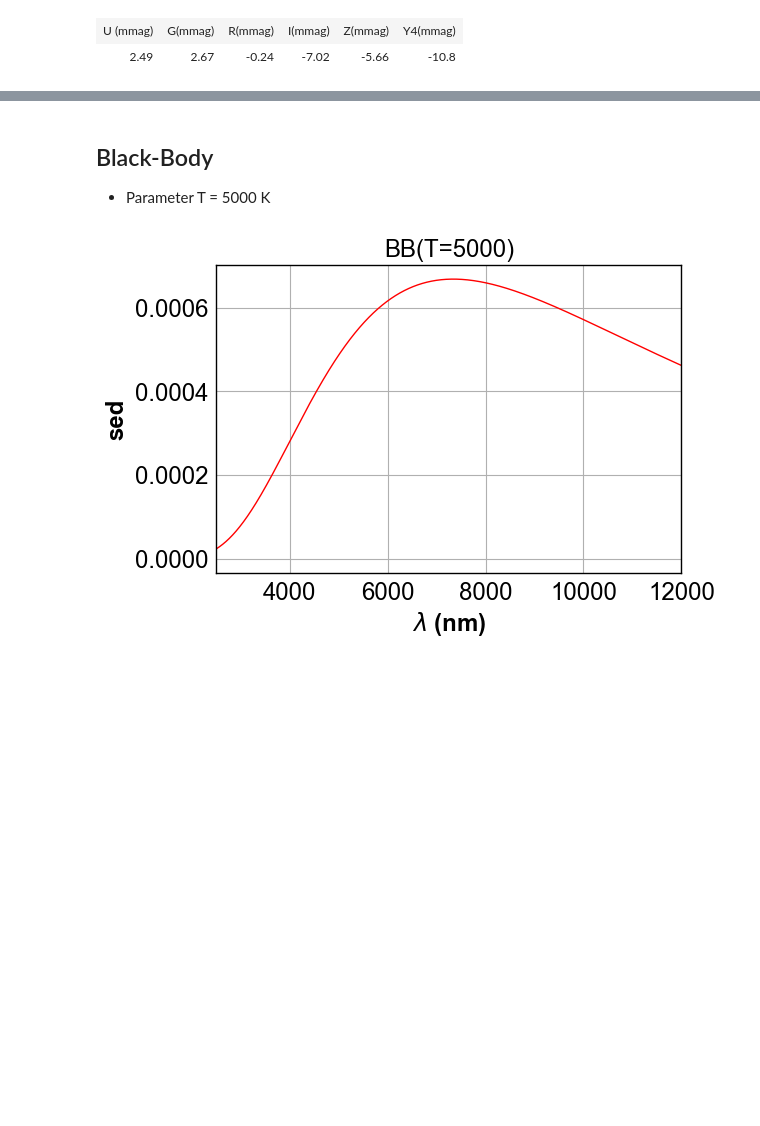
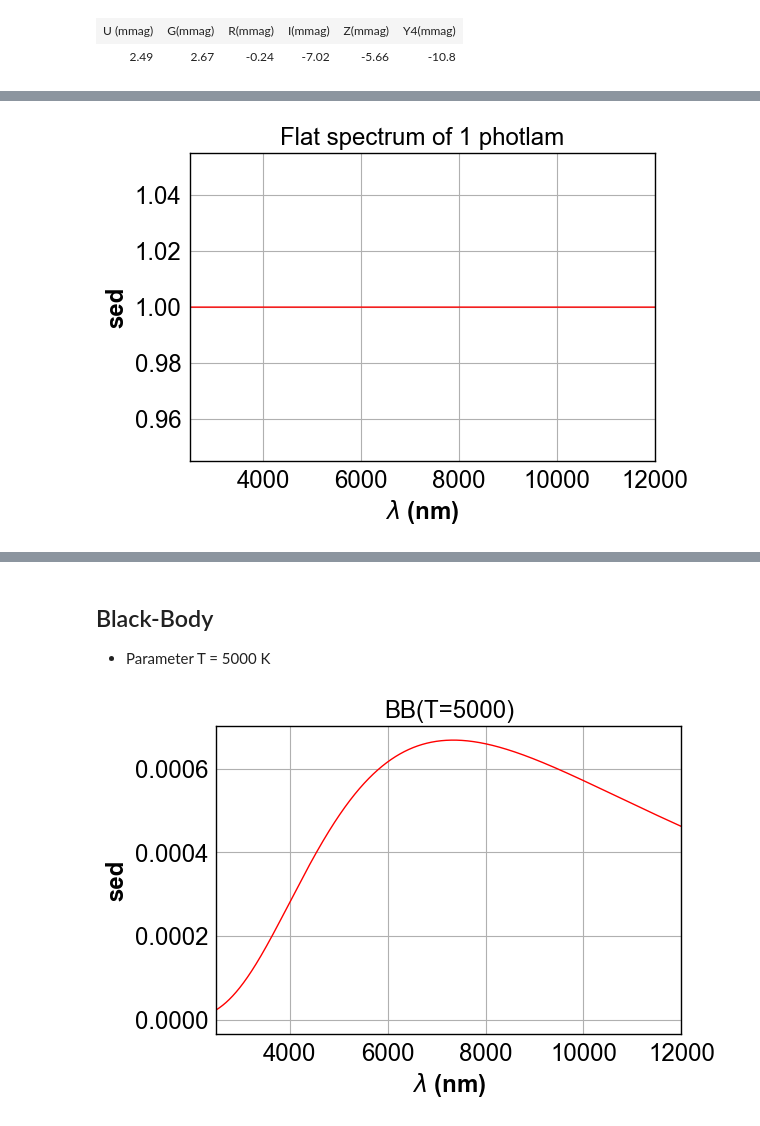
Before and after one commit to sylvielsstfr/PC5AtmStudies, a Jupyter notebook: StarsAndGalaxies/MTRTComparisonWithAstroObj_1nm_pysynphot.ipynb, the cells around one changed output, grey strips where cells are left out. Saved outputs shown, nothing was run; the diff lists cells and outputs as text; code cells hidden in the pictures; blank space fills up the shorter version.

```diff
--- a/StarsAndGalaxies/MTRTComparisonWithAstroObj_1nm_pysynphot.ipynb
+++ b/StarsAndGalaxies/MTRTComparisonWithAstroObj_1nm_pysynphot.ipynb
@@ -501,0 +506,2 @@ ShowMagnitudeTable(mag_rt,mag_mt)
+# %%
+flatsp = S.FlatSpectrum(1)
@@ -501,0 +510,4 @@ ShowMagnitudeTable(mag_rt,mag_mt)
+# %%
+PlotSED(flatsp)
+# %% [output]
+[figure, added]
```
Also changed, not shown: parts of 19 cells of this notebook.
